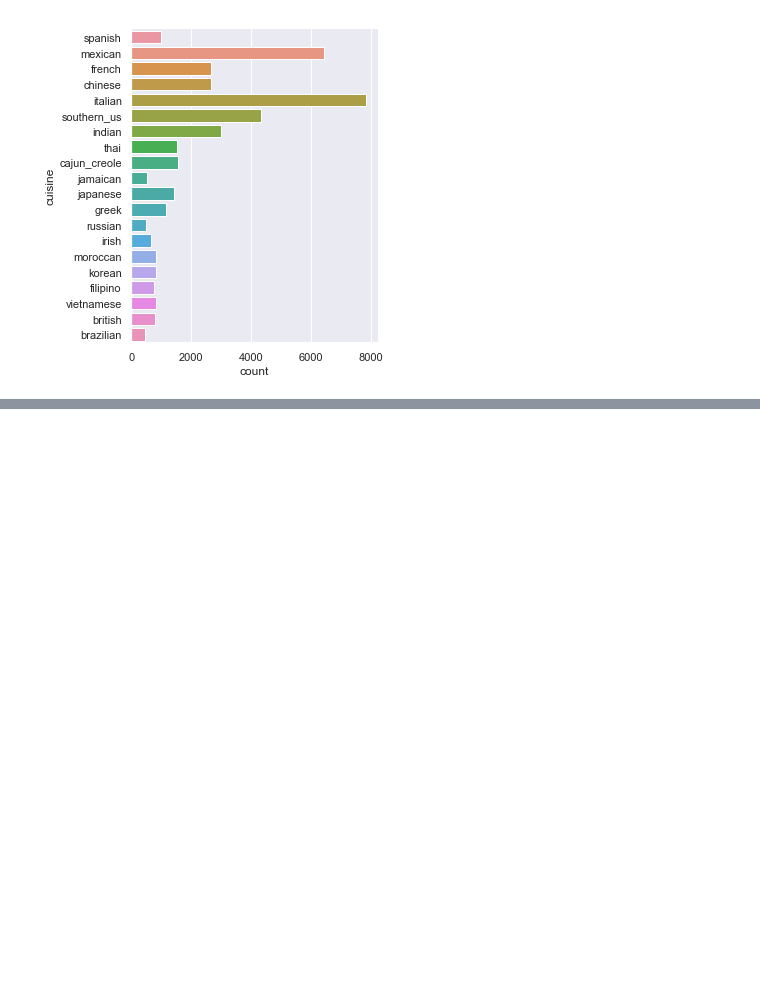
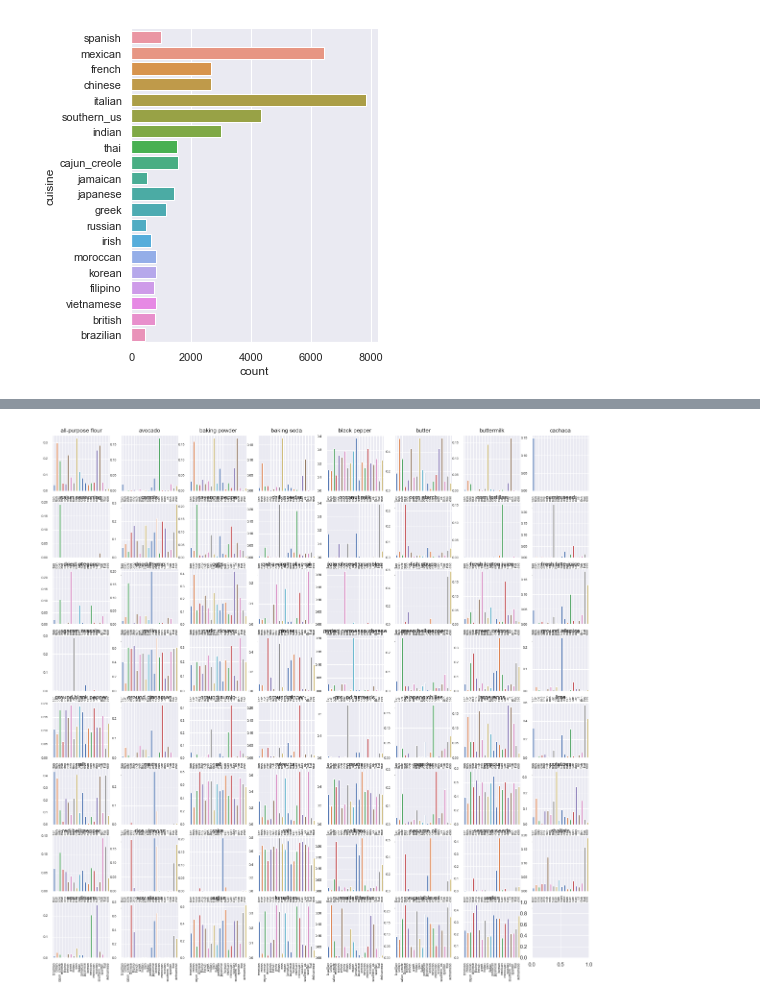
Before and after one commit to laksh22/IngredientPrediction, a Jupyter notebook: Exploratory Analysis.ipynb, the cells around one changed output, grey strips where cells are left out. Saved outputs shown, nothing was run; the diff lists cells and outputs as text; code cells hidden in the pictures; blank space fills up the shorter version.

```diff
--- a/Exploratory Analysis.ipynb
+++ b/Exploratory Analysis.ipynb
@@ -105,0 +114,4 @@ brazilian cuisine: 59 specific ingredients, 853  different ingredients
+# %%
+import numpy as np
+unique = np.unique(top10.values.ravel())
+unique
@@ -105,0 +135,9 @@ brazilian cuisine: 59 specific ingredients, 853  different ingredients
+# %%
+fig, axes = plt.subplots(8, 8, figsize=(20, 20))
+for ingredient, ax_index in zip(unique, range(64)):
+    indices = data['all_ingredients'].str.contains(ingredient)
+    relative_freq = (data[indices]['cuisine'].value_counts() / data['cuisine'].value_counts())
+    relative_freq.plot(kind='bar', ax=axes.ravel()[ax_index], fontsize=7, title=ingredient)
+#Ingredients with high values for single cuisines are more specialised
+# %% [output]
+[figure, added]
```
Also changed, not shown: parts of 8 cells of this notebook, 1 other file.
